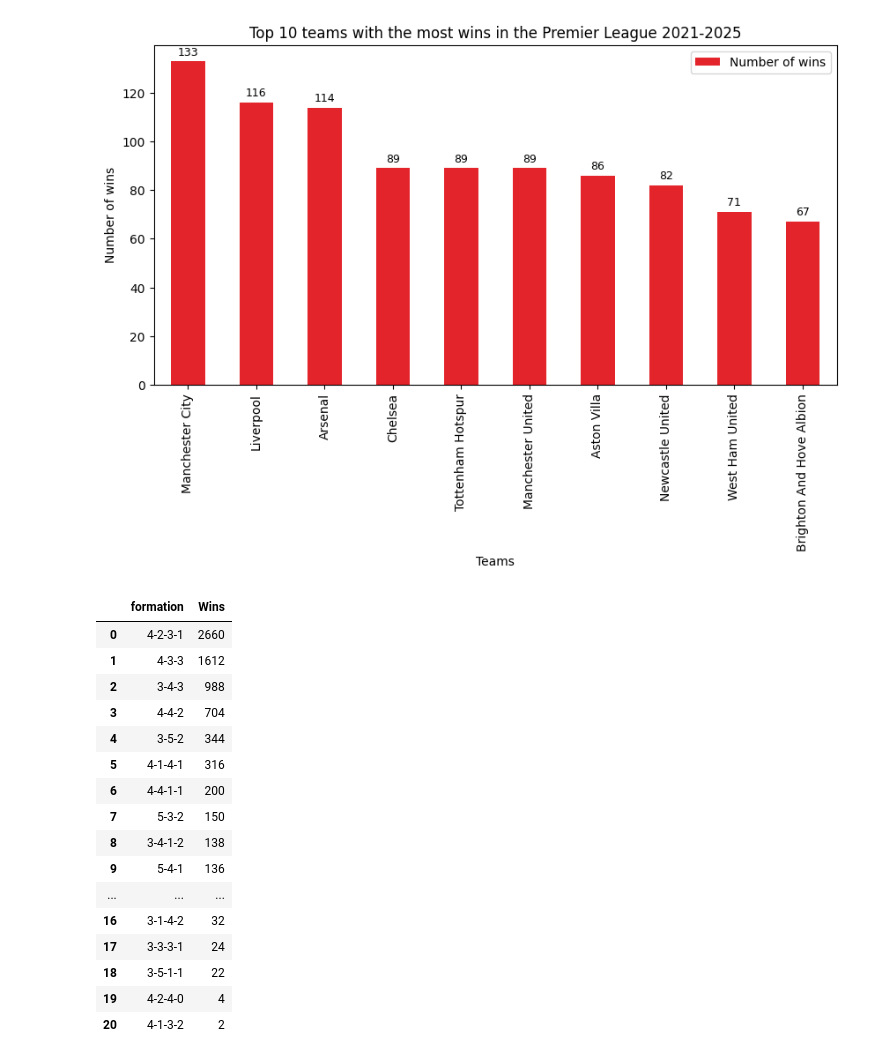
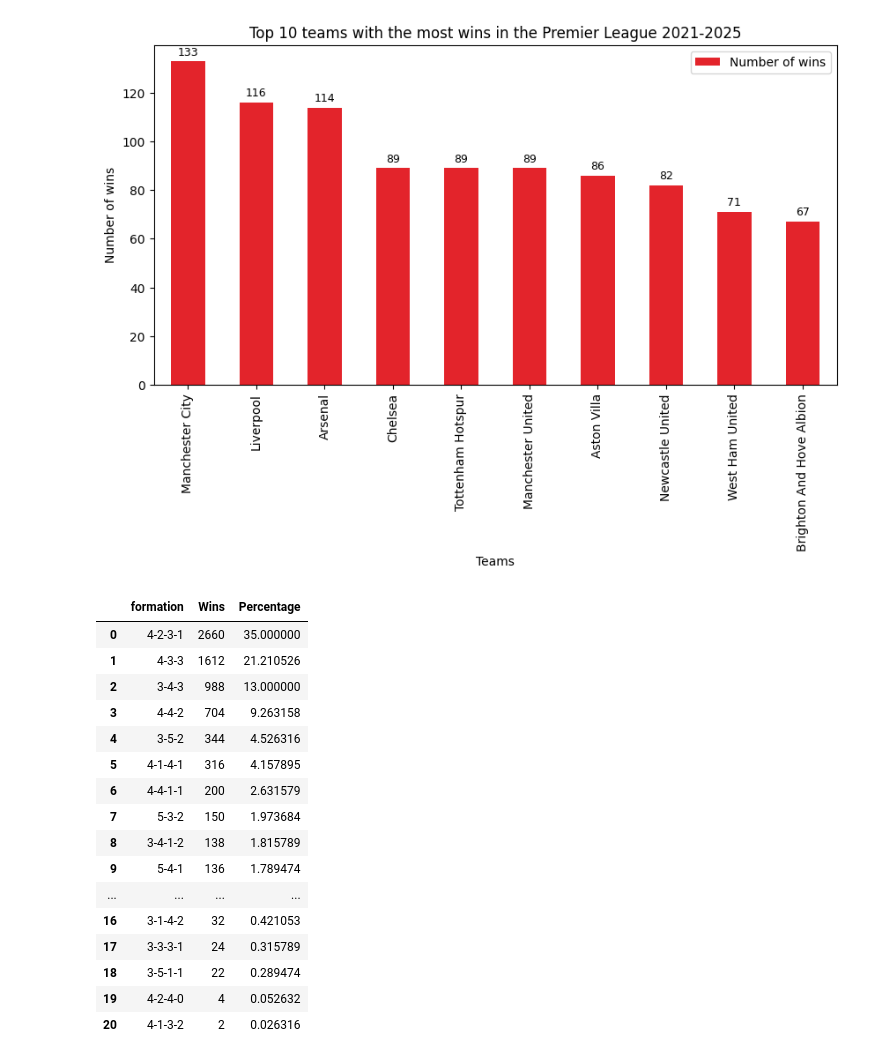
Before and after one commit to jp0617/analisis, a Jupyter notebook: AnaliticaDatosPremier.ipynb, the cells around one changed output. Drawn from its saved outputs; the diff is of its cells as text; code cells hidden in the pictures.

```diff
--- a/AnaliticaDatosPremier.ipynb
+++ b/AnaliticaDatosPremier.ipynb
@@ -44,27 +44,28 @@ plt.show()
 # %%
 formations = pd.concat(
     [df["formation"].replace("◆", ""), df["opp formation"].replace("◆", "")],
     ignore_index=True,
 )
 formations = formations.str.replace("◆", "")
 formations = formations.value_counts().reset_index()
 formations.columns = ["formation", "Wins"]
+formations["Percentage"] = (formations["Wins"] / formations["Wins"].sum()) * 100
 formations
 # %% [output]
-|  | formation | Wins |
-| 0 | 4-2-3-1 | 2660 |
-| 1 | 4-3-3 | 1612 |
-| 2 | 3-4-3 | 988 |
-| 3 | 4-4-2 | 704 |
-| 4 | 3-5-2 | 344 |
-| 5 | 4-1-4-1 | 316 |
-| 6 | 4-4-1-1 | 200 |
-| 7 | 5-3-2 | 150 |
-| 8 | 3-4-1-2 | 138 |
-| 9 | 5-4-1 | 136 |
-| ... | ... | ... |
-| 16 | 3-1-4-2 | 32 |
-| 17 | 3-3-3-1 | 24 |
-| 18 | 3-5-1-1 | 22 |
-| 19 | 4-2-4-0 | 4 |
-| 20 | 4-1-3-2 | 2 |
+|  | formation | Wins | Percentage |
+| 0 | 4-2-3-1 | 2660 | 35.000000 |
+| 1 | 4-3-3 | 1612 | 21.210526 |
+| 2 | 3-4-3 | 988 | 13.000000 |
+| 3 | 4-4-2 | 704 | 9.263158 |
+| 4 | 3-5-2 | 344 | 4.526316 |
+| 5 | 4-1-4-1 | 316 | 4.157895 |
+| 6 | 4-4-1-1 | 200 | 2.631579 |
+| 7 | 5-3-2 | 150 | 1.973684 |
+| 8 | 3-4-1-2 | 138 | 1.815789 |
+| 9 | 5-4-1 | 136 | 1.789474 |
+| ... | ... | ... | ... |
+| 16 | 3-1-4-2 | 32 | 0.421053 |
+| 17 | 3-3-3-1 | 24 | 0.315789 |
+| 18 | 3-5-1-1 | 22 | 0.289474 |
+| 19 | 4-2-4-0 | 4 | 0.052632 |
+| 20 | 4-1-3-2 | 2 | 0.026316 |
```
Also changed, not shown: parts of 1 cell of this notebook, 1 other file.
